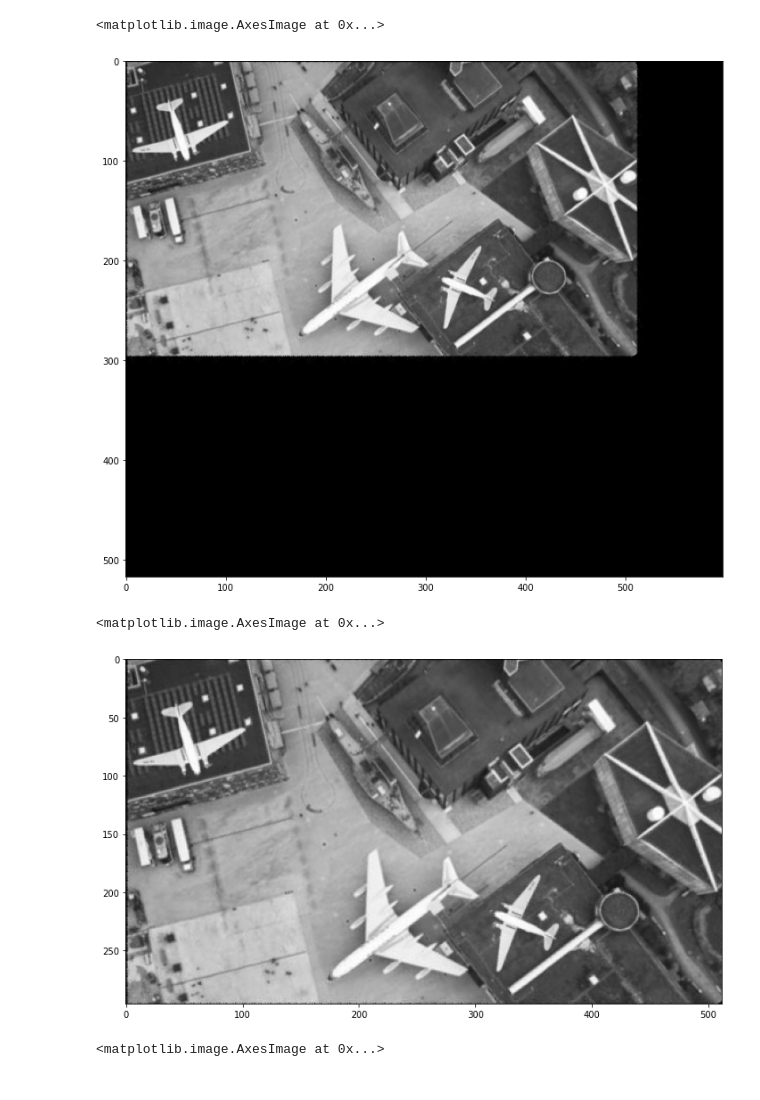
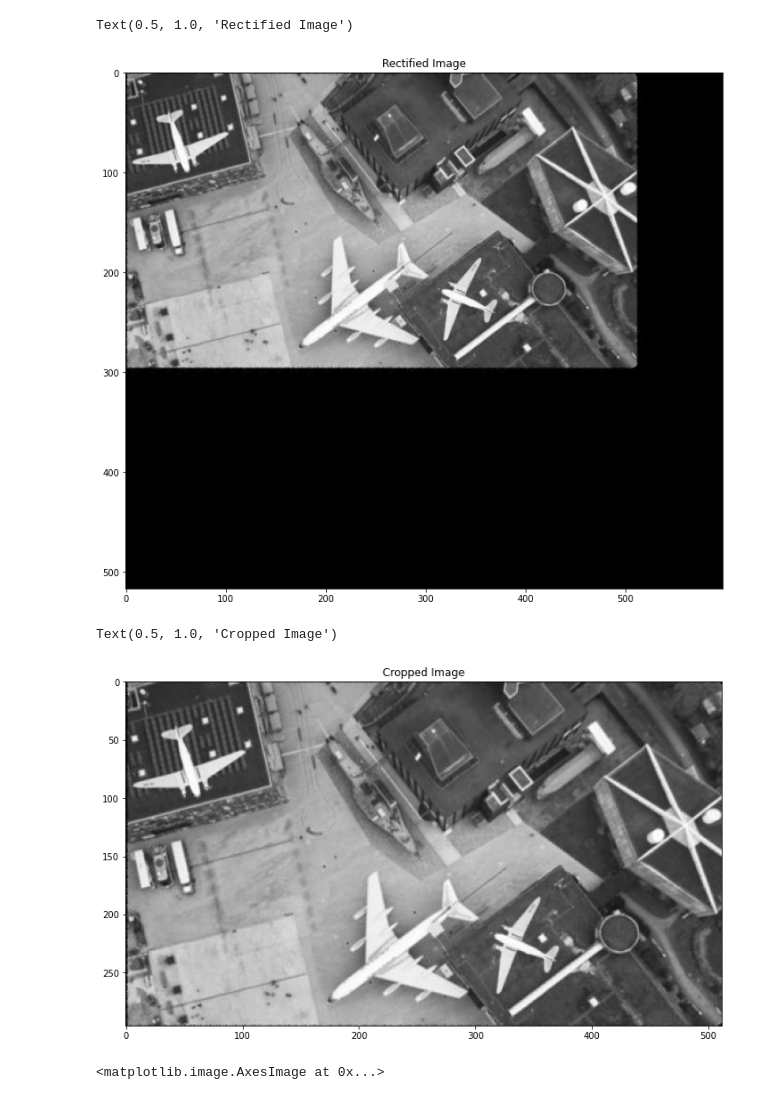
Before and after one commit to arunima101/Image-Processing-EE5175, a Jupyter notebook: Lab_2/PA(2)_EE21S062.ipynb, the cells around one changed output. Saved outputs shown, nothing was run; the diff lists cells and outputs as text; code cells hidden in the pictures.

```diff
--- a/Lab_2/PA(2)_EE21S062.ipynb
+++ b/Lab_2/PA(2)_EE21S062.ipynb
@@ -80,16 +83,18 @@ for i in range(x):
 # %%
 fig = plt.figure(figsize=(12, 12))
 plt.imshow(img3,cmap="gray")
+plt.title("Rectified Image")
 # %% [output]
-<matplotlib.image.AxesImage at 0x...>
+Text(0.5, 1.0, 'Rectified Image')
-[figure, old version]
+[figure, new version]
 # %%
 #Cropping the image
 x,y=np.shape(img1)
 cropped_image=img3[:x,:y]
 fig = plt.figure(figsize=(12, 12))
 plt.imshow(cropped_image,cmap="gray")
+plt.title("Cropped Image")
 # %% [output]
-<matplotlib.image.AxesImage at 0x...>
+Text(0.5, 1.0, 'Cropped Image')
-[figure, old version]
+[figure, new version]
 # %%
```
Also changed, not shown: parts of 8 cells of this notebook, 2 other files.
